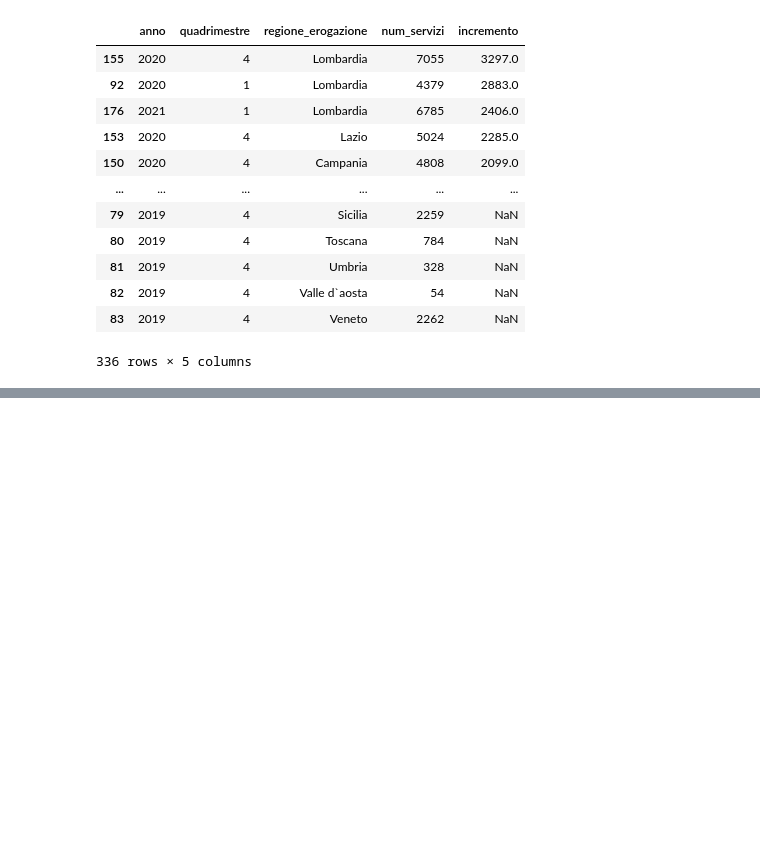
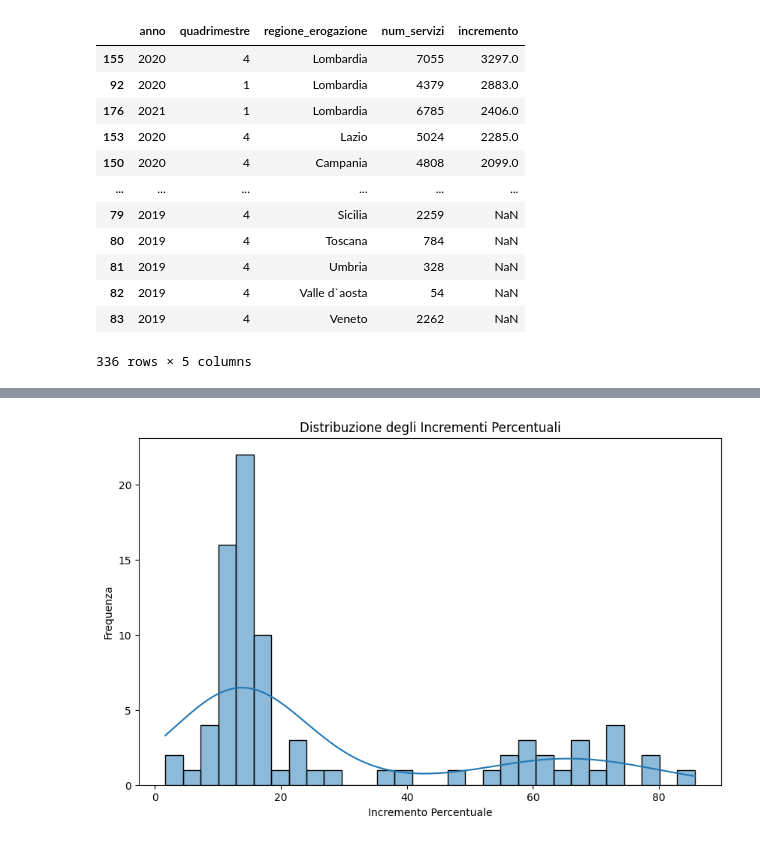
Before and after one commit to AlessiaRossi/Teleassistance-Supervised-Clustering, a Jupyter notebook: notebooks/EDA/feature_extraction_incremento.ipynb, the cells around one changed output, grey strips where cells are left out. Saved outputs shown, nothing was run; the diff lists cells and outputs as text; code cells hidden in the pictures; blank space fills up the shorter version.

```diff
--- a/notebooks/EDA/feature_extraction_incremento.ipynb
+++ b/notebooks/EDA/feature_extraction_incremento.ipynb
@@ -137,0 +138,10 @@ grouped[mask]
+# %%
+# Calcola la distribuzione degli incrementi percentuali
+plt.figure(figsize=(10, 6))
+sns.histplot(incremento_percentuale_medio['incremento_percentuale'], bins=30, kde=True)
+plt.title('Distribuzione degli Incrementi Percentuali')
+plt.xlabel('Incremento Percentuale')
+plt.ylabel('Frequenza')
+plt.show()
+# %% [output]
+[figure, added]
```
Also changed, not shown: parts of 22 cells of this notebook.
